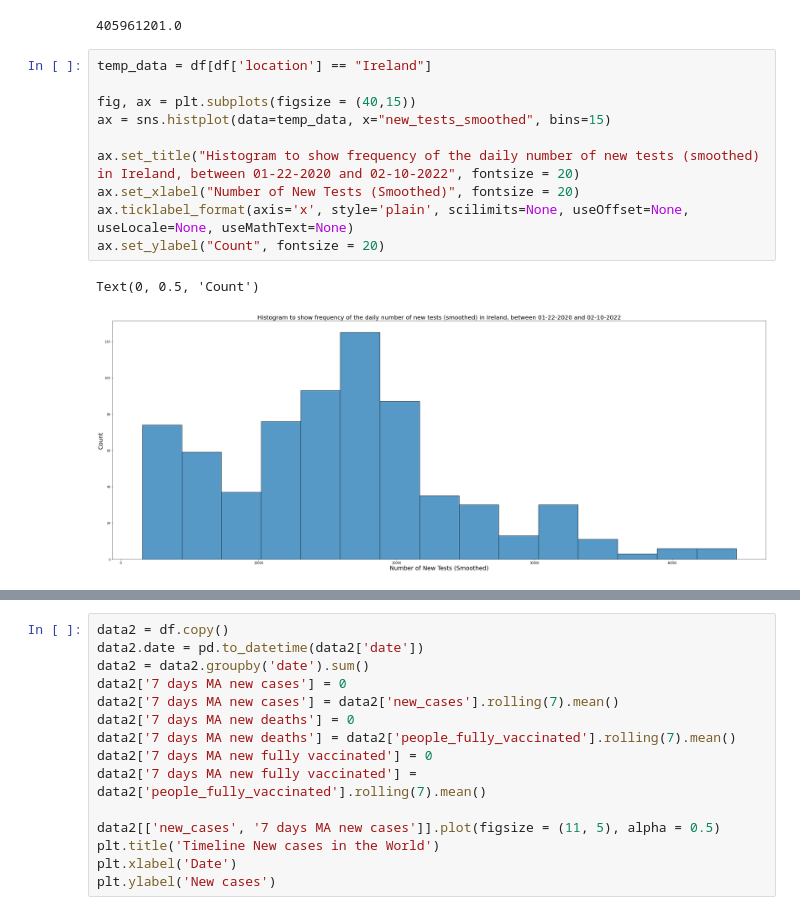
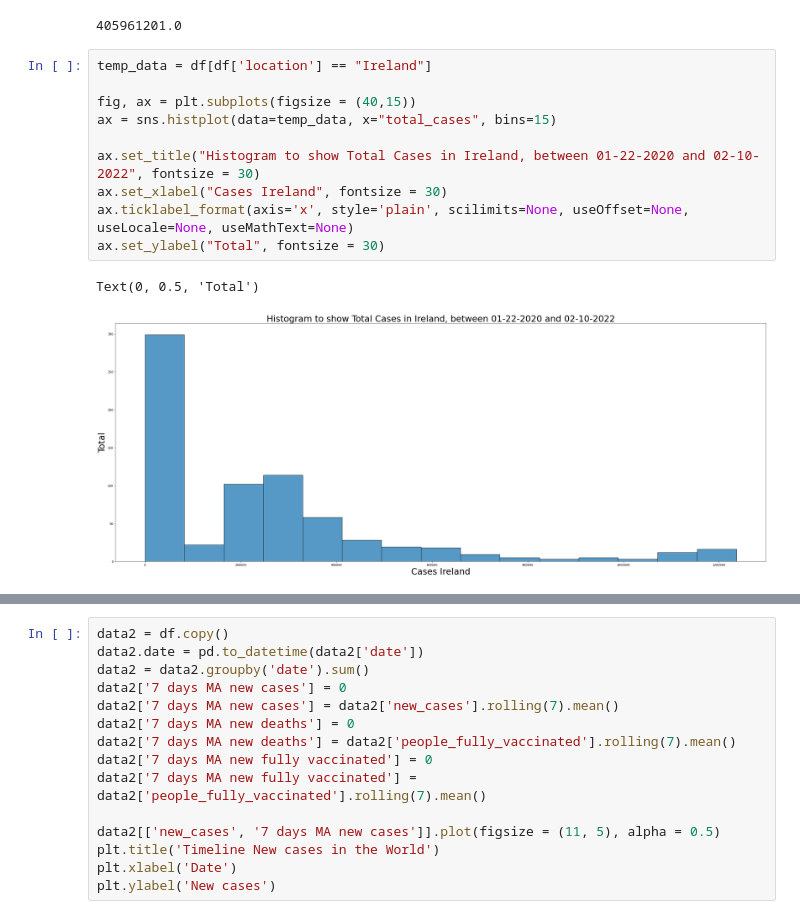
Before and after one commit to Alant84/-UCDPA_AlanTarpey-, a Jupyter notebook: Daily Omicron (COVID-19 Dataset).ipynb, the cells around one changed output, grey strips where cells are left out. Cells and saved outputs as stored; diff of their text form.

Commit message:
Graphs added

```diff
--- a/Daily Omicron (COVID-19 Dataset).ipynb
+++ b/Daily Omicron (COVID-19 Dataset).ipynb
@@ -538,16 +559,16 @@ dtype: object
 df['total_cases'].max()
 # %% [output]
 405961201.0
-# %%
-temp_data = df[df['location'] == "Ireland"]
-
-fig, ax = plt.subplots(figsize = (40,15))
-ax = sns.histplot(data=temp_data, x="new_tests_smoothed", bins=15)
-
-ax.set_title("Histogram to show frequency of the daily number of new tests (smoothed) in Ireland, between 01-22-2020 and 02-10-2022", fontsize = 20)
-ax.set_xlabel("Number of New Tests (Smoothed)", fontsize = 20)
-ax.ticklabel_format(axis='x', style='plain', scilimits=None, useOffset=None, useLocale=None, useMathText=None)
-ax.set_ylabel("Count", fontsize = 20)
-# %% [output]
-Text(0, 0.5, 'Count')
-[figure, removed]
+# %%
+temp_data = df[df['location'] == "Ireland"]
+
+fig, ax = plt.subplots(figsize = (40,15))
+ax = sns.histplot(data=temp_data, x="total_cases", bins=15)
+
+ax.set_title("Histogram to show Total Cases in Ireland, between 01-22-2020 and 02-10-2022", fontsize = 30)
+ax.set_xlabel("Cases Ireland", fontsize = 30)
+ax.ticklabel_format(axis='x', style='plain', scilimits=None, useOffset=None, useLocale=None, useMathText=None)
+ax.set_ylabel("Total", fontsize = 30)
+# %% [output]
+Text(0, 0.5, 'Total')
+[figure, added]
```
Also changed, not shown: parts of 14 cells of this notebook.
